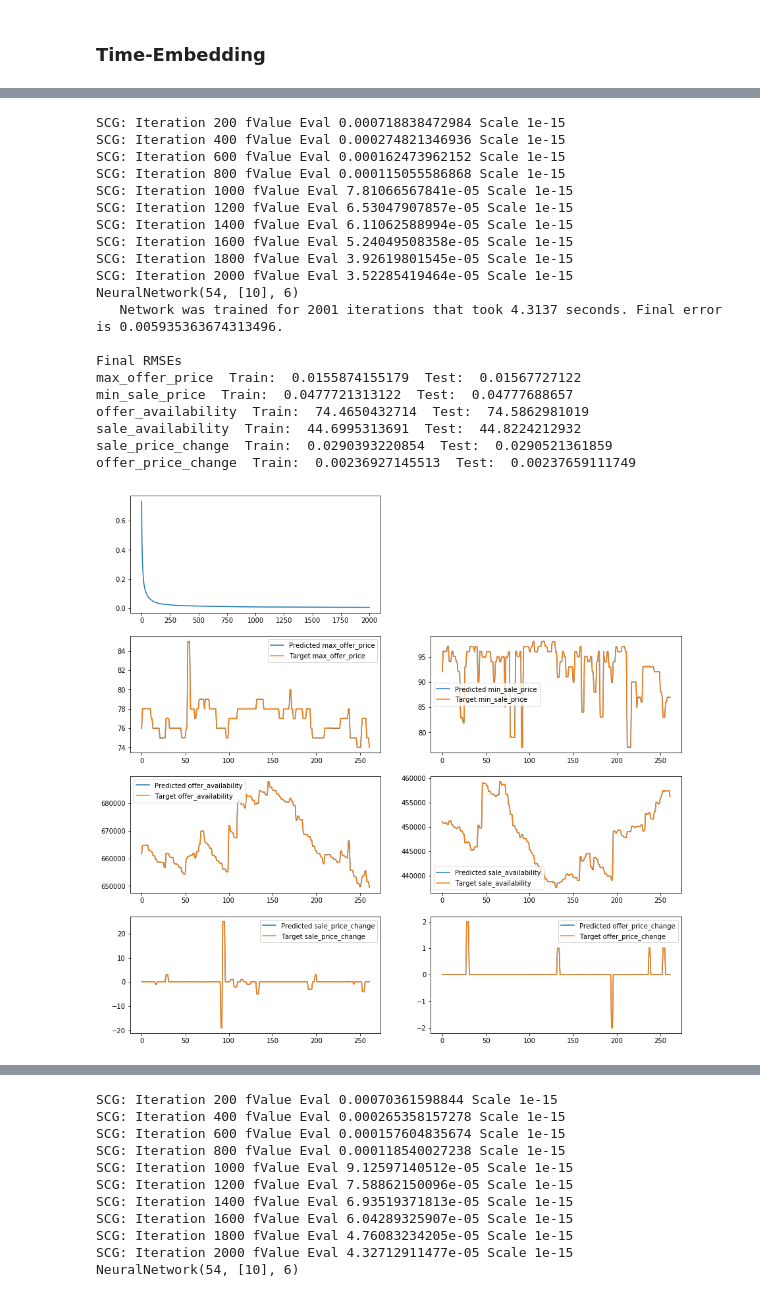
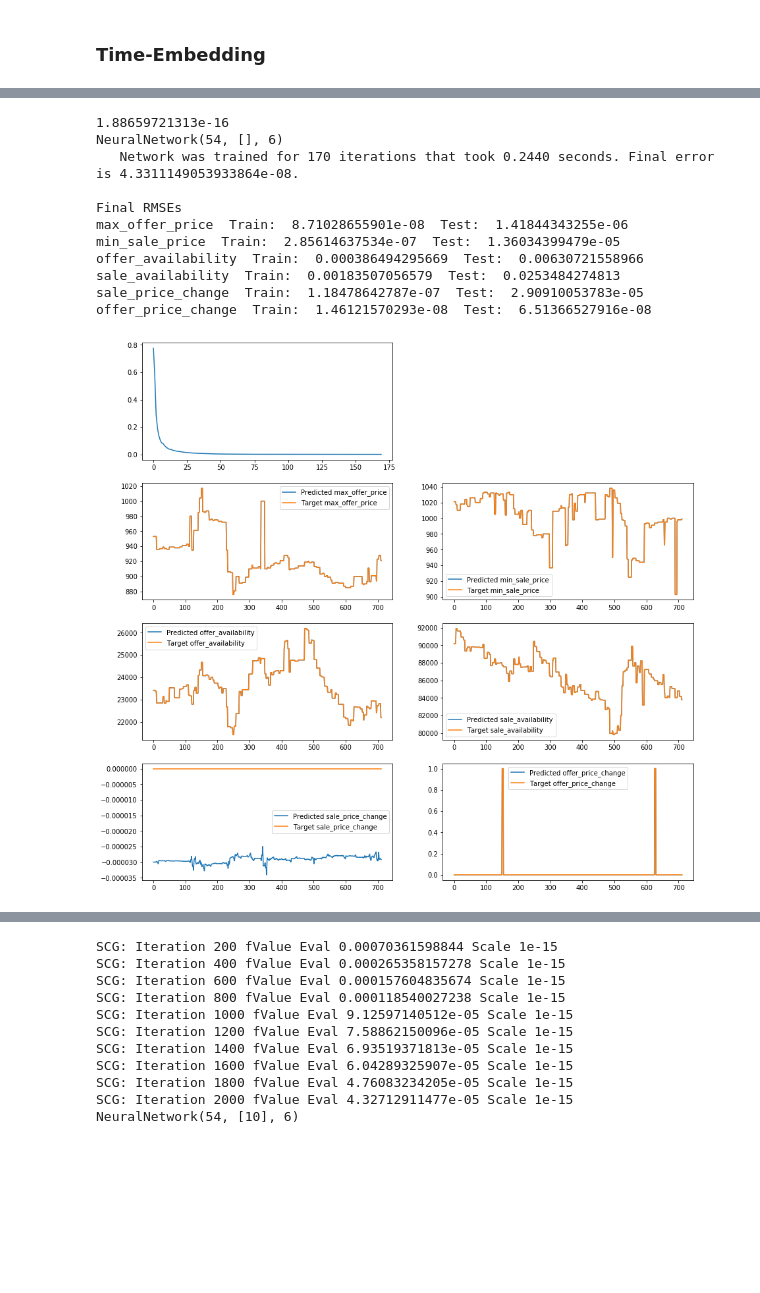
Before and after one commit to vicweeks/CS445-TermProject, a Jupyter notebook: TermProject.ipynb, the cells around one changed output, grey strips where cells are left out. Cells and saved outputs as stored; diff of their text form; code cells hidden in the pictures; blank space fills up the shorter version.

```diff
--- a/TermProject.ipynb
+++ b/TermProject.ipynb
@@ -154,3 +154,11 @@ def getBestAvgNeuralStructure(Xtrain,Xtest,Ttrain,Ttest,nIterations=1000,timesTo
     bestHids = errors[0][minIndex]
     print('Lowest average error over',timesToAvg,'fully trained iterations:',bestHids,'with error:',minErrorAverage)
     return bestHids
+# %%
+netXtrain, netTtrain, netXtest, netTtest = makeItemData(allItems=True, splitData=True, stepsAheadToPredict=8)
+# %%
+XtrainW = rollingWindows(netXtrain, windowSize=9)
+XtestW = rollingWindows(netXtest, windowSize=9)
+TtrainW = Ttrain[:XtrainW.shape[0]]
+TtestW = Ttest[:XtestW.shape[0]]
+XtrainW.shape, TtrainW.shape, XtestW.shape, TtestW.shape
@@ -157,2 +171,2 @@ def getBestAvgNeuralStructure(Xtrain,Xtest,Ttrain,Ttest,nIterations=1000,timesTo
 # %%
-getBestAvgNeuralStructure(XtrainW,XtestW,TtrainW,TtestW,2000,5,True)
+bestHids = getBestAvgNeuralStructure(XtrainW, XtestW, TtrainW, TtestW, 1000, plot=True)
@@ -195,8 +189,8 @@ def compareItemToMarket(itemID=19718, allItems=False, stepsAheadToPredict=8, win
     XtrainW.shape, TtrainW.shape, XtestW.shape, TtestW.shape
 
     # build and train net
-    nnet = nn.NeuralNetwork(XtrainW.shape[1], [10], TtrainW.shape[1])
-    nnet.train(XtrainW, TtrainW, 2000, verbose=True)
+    nnet = nn.NeuralNetwork(XtrainW.shape[1], bestHids, TtrainW.shape[1])
+    nnet.train(XtrainW, TtrainW, 1000, verbose=True)
 
     fig = plt.figure(figsize=(15,15))
     plt.subplot(4,2,1)
@@ -247,26 +241,17 @@ def compareItemToMarket(itemID=19718, allItems=False, stepsAheadToPredict=8, win
 
     return Y
 # %%
-compareItemToMarket(itemID=19718, allItems=True)
+Yall = compareItemToMarket(itemID=19736, allItems=True)
 # %% [output]
-SCG: Iteration 200 fValue Eval 0.000718838472984 Scale 1e-15
-SCG: Iteration 400 fValue Eval 0.000274821346936 Scale 1e-15
-SCG: Iteration 600 fValue Eval 0.000162473962152 Scale 1e-15
-SCG: Iteration 800 fValue Eval 0.000115055586868 Scale 1e-15
-SCG: Iteration 1000 fValue Eval 7.81066567841e-05 Scale 1e-15
-SCG: Iteration 1200 fValue Eval 6.53047907857e-05 Scale 1e-15
-SCG: Iteration 1400 fValue Eval 6.11062588994e-05 Scale 1e-15
-SCG: Iteration 1600 fValue Eval 5.24049508358e-05 Scale 1e-15
-SCG: Iteration 1800 fValue Eval 3.92619801545e-05 Scale 1e-15
-SCG: Iteration 2000 fValue Eval 3.52285419464e-05 Scale 1e-15
-NeuralNetwork(54, [10], 6)
-   Network was trained for 2001 iterations that took 4.3137 seconds. Final error is 0.005935363674313496.
+1.88659721313e-16
+NeuralNetwork(54, [], 6)
+   Network was trained for 170 iterations that took 0.2440 seconds. Final error is 4.3311149053933864e-08.
 
 Final RMSEs
-max_offer_price  Train:  0.0155874155179  Test:  0.01567727122
-min_sale_price  Train:  0.0477721313122  Test:  0.04777688657
-offer_availability  Train:  74.4650432714  Test:  74.5862981019
-sale_availability  Train:  44.6995313691  Test:  44.8224212932
-sale_price_change  Train:  0.0290393220854  Test:  0.0290521361859
-offer_price_change  Train:  0.00236927145513  Test:  0.00237659111749
+max_offer_price  Train:  8.71028655901e-08  Test:  1.41844343255e-06
+min_sale_price  Train:  2.85614637534e-07  Test:  1.36034399479e-05
+offer_availability  Train:  0.000386494295669  Test:  0.00630721558966
+sale_availability  Train:  0.00183507056579  Test:  0.0253484274813
+sale_price_change  Train:  1.18478642787e-07  Test:  2.90910053783e-05
+offer_price_change  Train:  1.46121570293e-08  Test:  6.51366527916e-08
-[figure, old version]
+[figure, new version]
```
Also changed, not shown: parts of 7 cells of this notebook, 1 other file.
